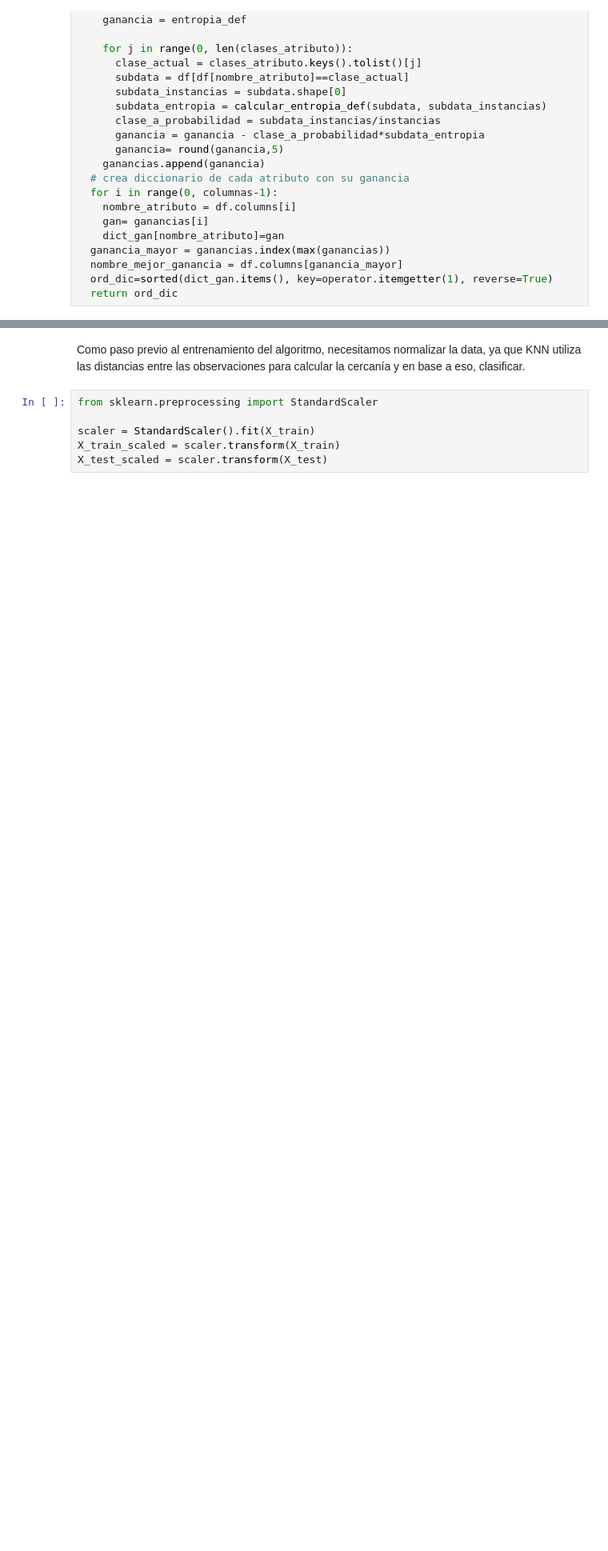
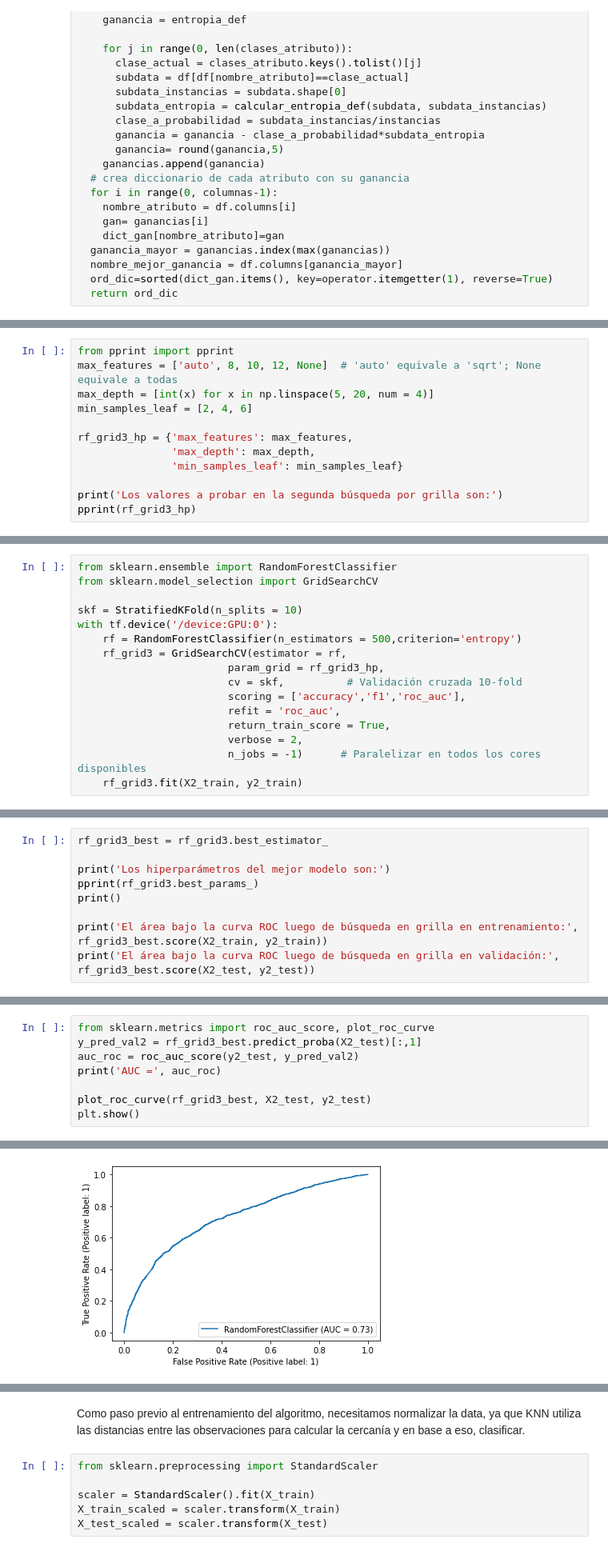
Before and after one commit to christopherfr/trabajofinalml, a Jupyter notebook: Trabajo_final_ML.ipynb, the cells around one changed output, grey strips where cells are left out. Shown: that part at 80% size. Cells and saved outputs as stored; diff of their text form; blank space fills up the shorter version.

```diff
--- a/Trabajo_final_ML.ipynb
+++ b/Trabajo_final_ML.ipynb
@@ -642,0 +755,12 @@ entropia_default:  0.9970186330075805
+# %%
+from pprint import pprint
+max_features = ['auto', 8, 10, 12, None]  # 'auto' equivale a 'sqrt'; None equivale a todas
+max_depth = [int(x) for x in np.linspace(5, 20, num = 4)]
+min_samples_leaf = [2, 4, 6]
+
+rf_grid3_hp = {'max_features': max_features,
+               'max_depth': max_depth,
+               'min_samples_leaf': min_samples_leaf}
+
+print('Los valores a probar en la segunda búsqueda por grilla son:')
+pprint(rf_grid3_hp)
@@ -642,0 +772,16 @@ entropia_default:  0.9970186330075805
+# %%
+from sklearn.ensemble import RandomForestClassifier
+from sklearn.model_selection import GridSearchCV
+
+skf = StratifiedKFold(n_splits = 10)
+with tf.device('/device:GPU:0'):
+    rf = RandomForestClassifier(n_estimators = 500,criterion='entropy')
+    rf_grid3 = GridSearchCV(estimator = rf,
+                        param_grid = rf_grid3_hp,
+                        cv = skf,          # Validación cruzada 10-fold
+                        scoring = ['accuracy','f1','roc_auc'],
+                        refit = 'roc_auc',
+                        return_train_score = True,
+                        verbose = 2,
+                        n_jobs = -1)      # Paralelizar en todos los cores disponibles
+    rf_grid3.fit(X2_train, y2_train)
@@ -642,0 +790,9 @@ entropia_default:  0.9970186330075805
+# %%
+rf_grid3_best = rf_grid3.best_estimator_
+
+print('Los hiperparámetros del mejor modelo son:')
+pprint(rf_grid3.best_params_)
+print()
+
+print('El área bajo la curva ROC luego de búsqueda en grilla en entrenamiento:', rf_grid3_best.score(X2_train, y2_train))
+print('El área bajo la curva ROC luego de búsqueda en grilla en validación:', rf_grid3_best.score(X2_test, y2_test))
@@ -642,0 +805,9 @@ entropia_default:  0.9970186330075805
+# %%
+from sklearn.metrics import roc_auc_score, plot_roc_curve
+y_pred_val2 = rf_grid3_best.predict_proba(X2_test)[:,1]
+auc_roc = roc_auc_score(y2_test, y_pred_val2)
+print('AUC =', auc_roc)
+
+plot_roc_curve(rf_grid3_best, X2_test, y2_test)
+plt.show()
+# %% [output]
@@ -643 +815,2 @@ entropia_default:  0.9970186330075805
+[figure, added]
 # %% [markdown]
```
Also changed, not shown: parts of 104 cells of this notebook.
